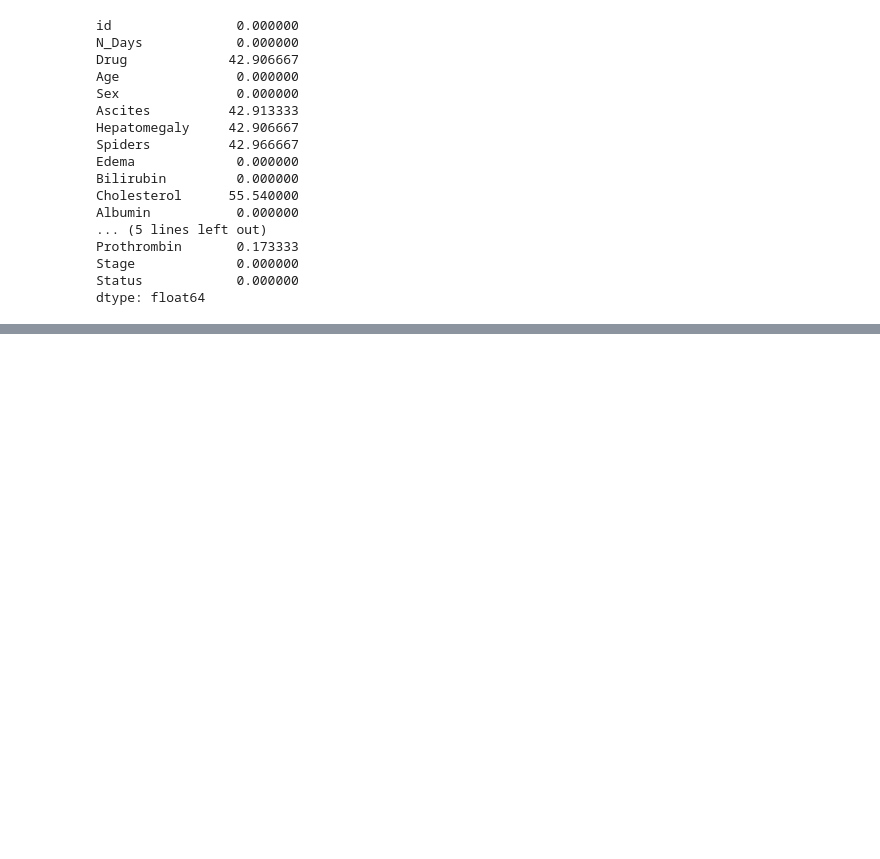
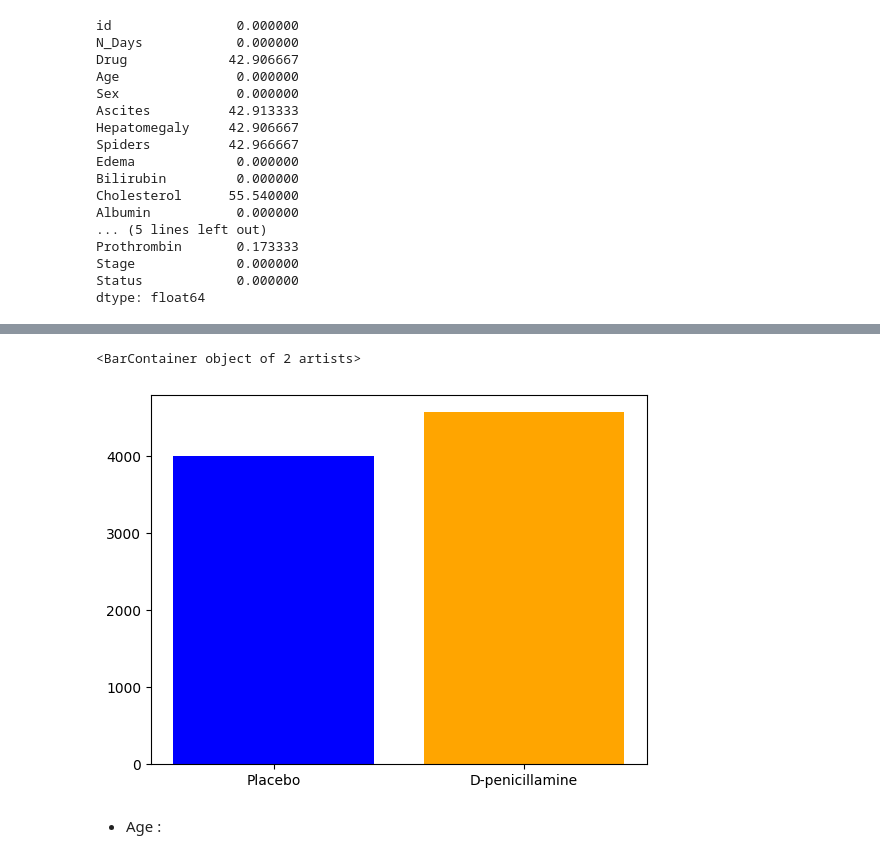
Before and after one commit to melaniedaddio/projet, a Jupyter notebook: EDA.ipynb, the cells around one changed output, grey strips where cells are left out. Cells and saved outputs as stored; diff of their text form; code cells hidden in the pictures; blank space fills up the shorter version.

```diff
--- a/EDA.ipynb
+++ b/EDA.ipynb
@@ -152,0 +254,10 @@ dtype: float64
+# %%
+labels = list(frequencies.keys())
+values = list(frequencies.values())
+# %%
+plt.bar(labels[1:], values[1:], color=['blue', 'orange'])
+# %% [output]
+<BarContainer object of 2 artists>
+[figure, added]
+# %% [markdown]
+* Age :
```
Also changed, not shown: parts of 72 cells of this notebook.
